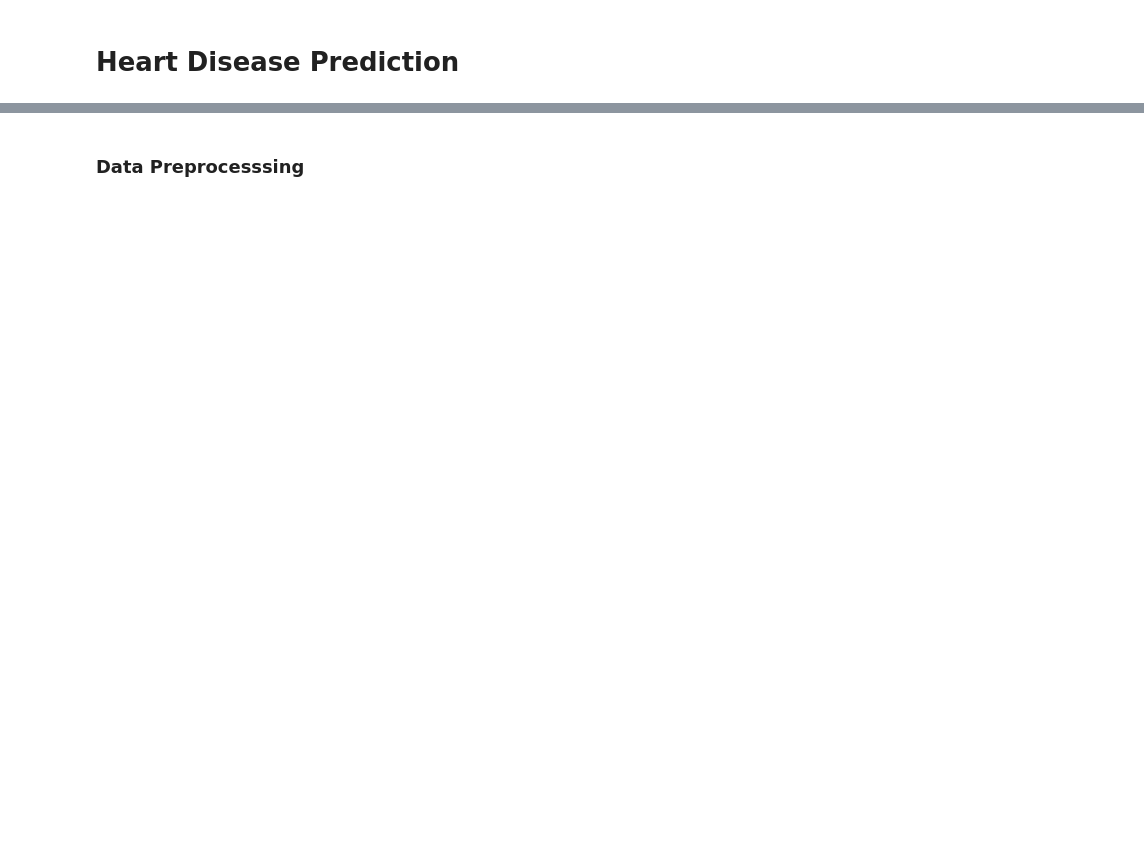
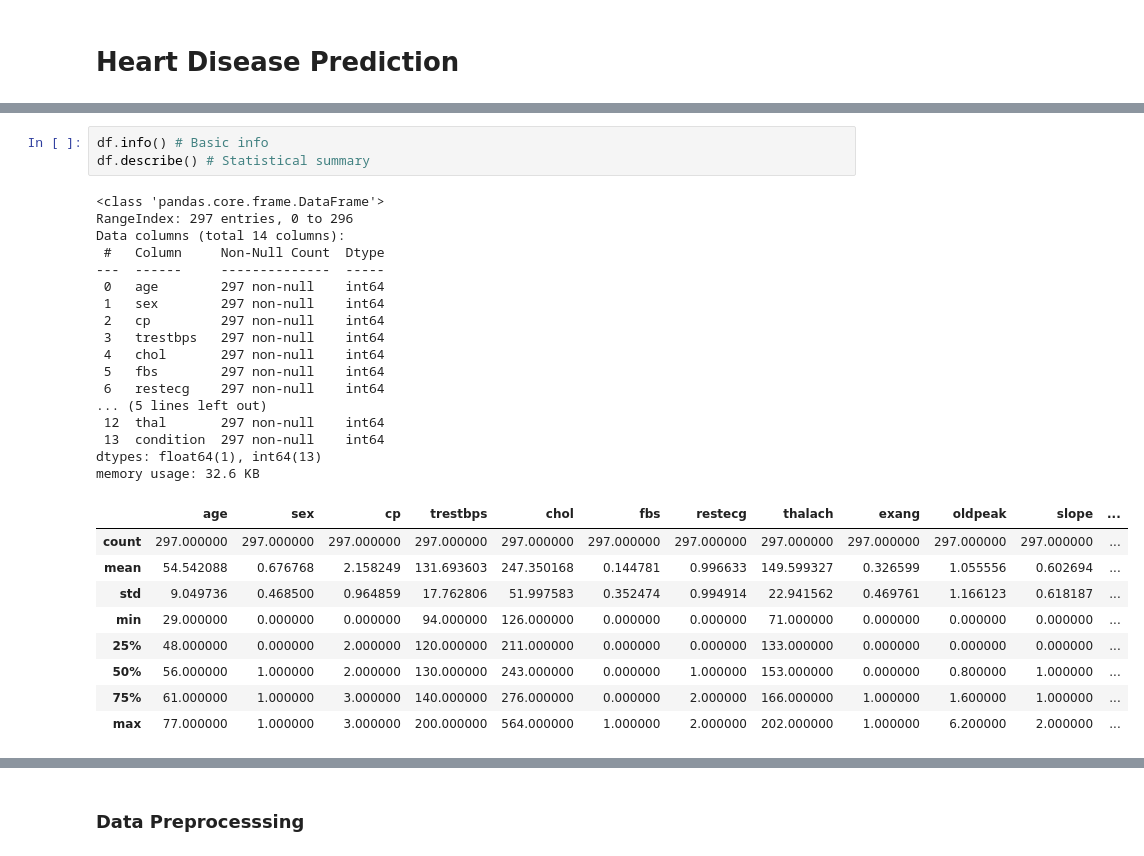
Before and after one commit to Mahanidhii/Machine-Learning-Projects, a Jupyter notebook: Heart Disease Predction/Heart Disease Prediction.ipynb, the cells around one changed output, grey strips where cells are left out. Cells and saved outputs as stored; diff of their text form; blank space fills up the shorter version.

```diff
--- a/Heart Disease Predction/Heart Disease Prediction.ipynb
+++ b/Heart Disease Predction/Heart Disease Prediction.ipynb
@@ -16,0 +33,30 @@ df.head(5)
+# %%
+df.info() # Basic info
+df.describe() # Statistical summary
+# %% [output]
+<class 'pandas.core.frame.DataFrame'>
+RangeIndex: 297 entries, 0 to 296
+Data columns (total 14 columns):
+ #   Column     Non-Null Count  Dtype
+---  ------     --------------  -----
+ 0   age        297 non-null    int64
+ 1   sex        297 non-null    int64
+ 2   cp         297 non-null    int64
+ 3   trestbps   297 non-null    int64
+ 4   chol       297 non-null    int64
+ 5   fbs        297 non-null    int64
+ 6   restecg    297 non-null    int64
+... (5 lines left out)
+ 12  thal       297 non-null    int64
+ 13  condition  297 non-null    int64
+dtypes: float64(1), int64(13)
+memory usage: 32.6 KB
+|  | age | sex | cp | trestbps | chol | fbs | restecg | thalach | exang | oldpeak | slope | ... |
+| count | 297.000000 | 297.000000 | 297.000000 | 297.000000 | 297.000000 | 297.000000 | 297.000000 | 297.000000 | 297.000000 | 297.000000 | 297.000000 | ... |
+| mean | 54.542088 | 0.676768 | 2.158249 | 131.693603 | 247.350168 | 0.144781 | 0.996633 | 149.599327 | 0.326599 | 1.055556 | 0.602694 | ... |
+| std | 9.049736 | 0.468500 | 0.964859 | 17.762806 | 51.997583 | 0.352474 | 0.994914 | 22.941562 | 0.469761 | 1.166123 | 0.618187 | ... |
+| min | 29.000000 | 0.000000 | 0.000000 | 94.000000 | 126.000000 | 0.000000 | 0.000000 | 71.000000 | 0.000000 | 0.000000 | 0.000000 | ... |
+| 25% | 48.000000 | 0.000000 | 2.000000 | 120.000000 | 211.000000 | 0.000000 | 0.000000 | 133.000000 | 0.000000 | 0.000000 | 0.000000 | ... |
+| 50% | 56.000000 | 1.000000 | 2.000000 | 130.000000 | 243.000000 | 0.000000 | 1.000000 | 153.000000 | 0.000000 | 0.800000 | 1.000000 | ... |
+| 75% | 61.000000 | 1.000000 | 3.000000 | 140.000000 | 276.000000 | 0.000000 | 2.000000 | 166.000000 | 1.000000 | 1.600000 | 1.000000 | ... |
+| max | 77.000000 | 1.000000 | 3.000000 | 200.000000 | 564.000000 | 1.000000 | 2.000000 | 202.000000 | 1.000000 | 6.200000 | 2.000000 | ... |
```
Also changed, not shown: parts of 22 cells of this notebook.
